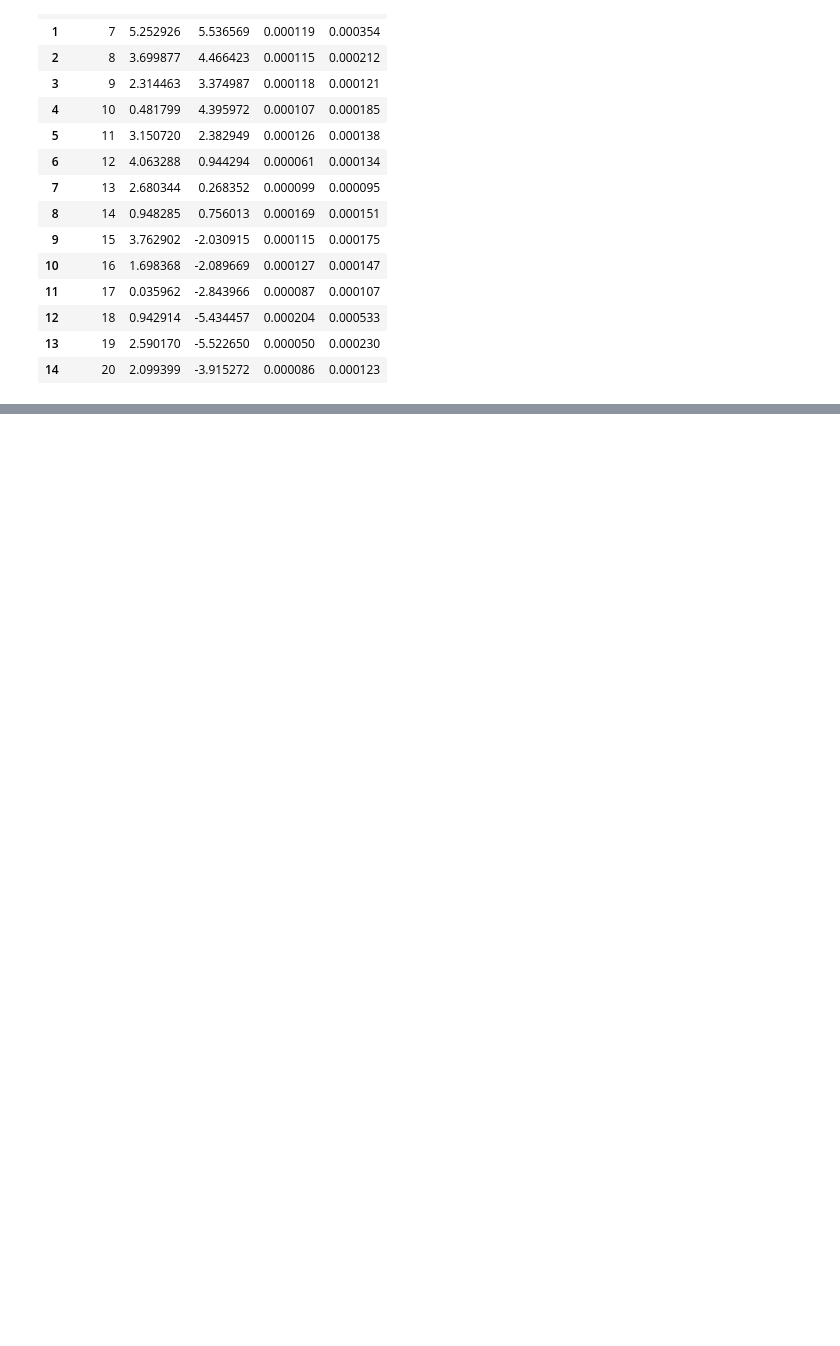
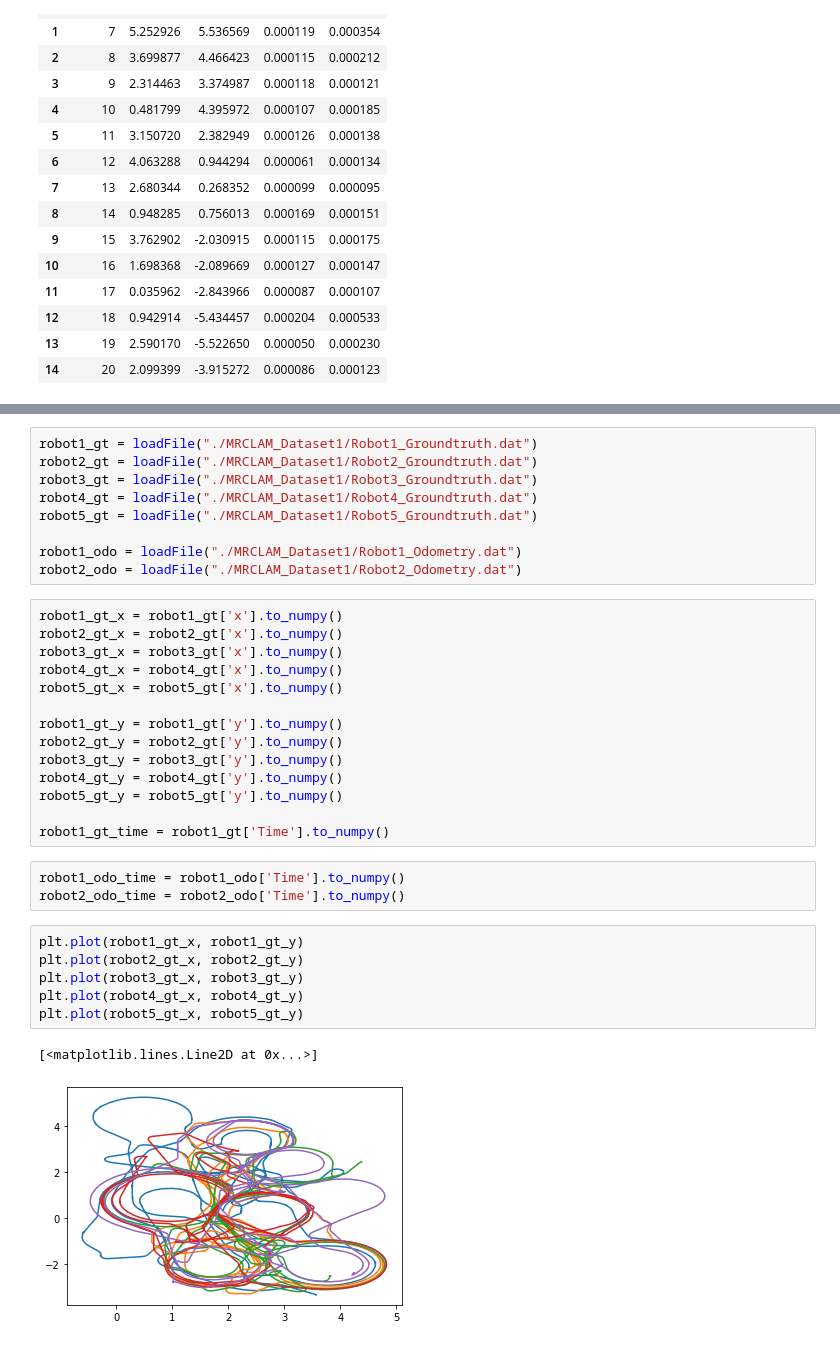
Before and after one commit to clylau/E205_Final_Project, a Jupyter notebook: Final_Project_Code.ipynb, the cells around one changed output, grey strips where cells are left out. Drawn from its saved outputs; the diff is of its cells as text; blank space fills up the shorter version.

```diff
--- a/Final_Project_Code.ipynb
+++ b/Final_Project_Code.ipynb
@@ -53,0 +75,35 @@ loadFile("./MRCLAM_Dataset1/Landmark_Groundtruth.dat")
+# %%
+robot1_gt = loadFile("./MRCLAM_Dataset1/Robot1_Groundtruth.dat")
+robot2_gt = loadFile("./MRCLAM_Dataset1/Robot2_Groundtruth.dat")
+robot3_gt = loadFile("./MRCLAM_Dataset1/Robot3_Groundtruth.dat")
+robot4_gt = loadFile("./MRCLAM_Dataset1/Robot4_Groundtruth.dat")
+robot5_gt = loadFile("./MRCLAM_Dataset1/Robot5_Groundtruth.dat")
+
+robot1_odo = loadFile("./MRCLAM_Dataset1/Robot1_Odometry.dat")
+robot2_odo = loadFile("./MRCLAM_Dataset1/Robot2_Odometry.dat")
+# %%
+robot1_gt_x = robot1_gt['x'].to_numpy()
+robot2_gt_x = robot2_gt['x'].to_numpy()
+robot3_gt_x = robot3_gt['x'].to_numpy()
+robot4_gt_x = robot4_gt['x'].to_numpy()
+robot5_gt_x = robot5_gt['x'].to_numpy()
+
+robot1_gt_y = robot1_gt['y'].to_numpy()
+robot2_gt_y = robot2_gt['y'].to_numpy()
+robot3_gt_y = robot3_gt['y'].to_numpy()
+robot4_gt_y = robot4_gt['y'].to_numpy()
+robot5_gt_y = robot5_gt['y'].to_numpy()
+
+robot1_gt_time = robot1_gt['Time'].to_numpy()
+# %%
+robot1_odo_time = robot1_odo['Time'].to_numpy()
+robot2_odo_time = robot2_odo['Time'].to_numpy()
+# %%
+plt.plot(robot1_gt_x, robot1_gt_y)
+plt.plot(robot2_gt_x, robot2_gt_y)
+plt.plot(robot3_gt_x, robot3_gt_y)
+plt.plot(robot4_gt_x, robot4_gt_y)
+plt.plot(robot5_gt_x, robot5_gt_y)
+# %% [output]
+[<matplotlib.lines.Line2D at 0x...>]
+[figure, added]
```
Also changed, not shown: parts of 9 cells of this notebook.
